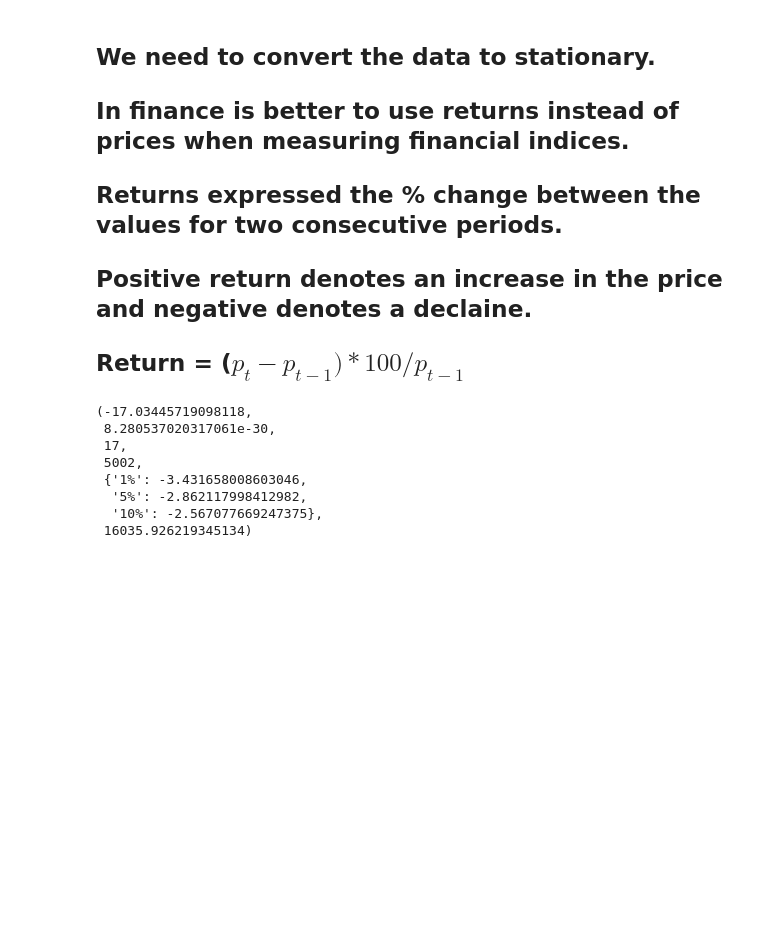
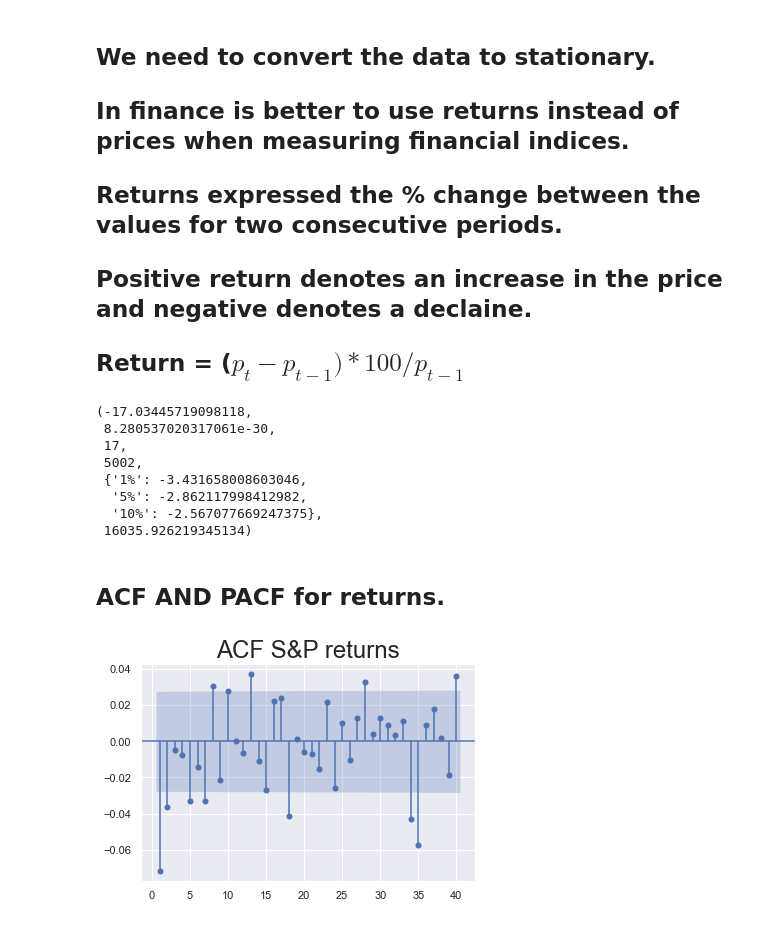
Before and after one commit to JuanD5/Machine-learning-projects, a Jupyter notebook: Forecasting/Sales Forecasting/365_datascience_index.ipynb, the cells around one changed output. Drawn from its saved outputs; the diff is of its cells as text; code cells hidden in the pictures; blank space fills up the shorter version.

```diff
--- a/Forecasting/Sales Forecasting/365_datascience_index.ipynb
+++ b/Forecasting/Sales Forecasting/365_datascience_index.ipynb
@@ -910,3 +910,11 @@ sts.adfuller(df.returns)
   '5%': -2.862117998412982,
   '10%': -2.567077669247375},
  16035.926219345134)
+# %% [markdown]
+## ACF AND PACF for returns.
+# %%
+sgt.plot_acf(df.returns,lags=40,zero=False)
+plt.title('ACF S&P returns', size = 24)
+plt.show()
+# %% [output]
+[figure, added]
```
Also changed, not shown: parts of 31 cells of this notebook.
